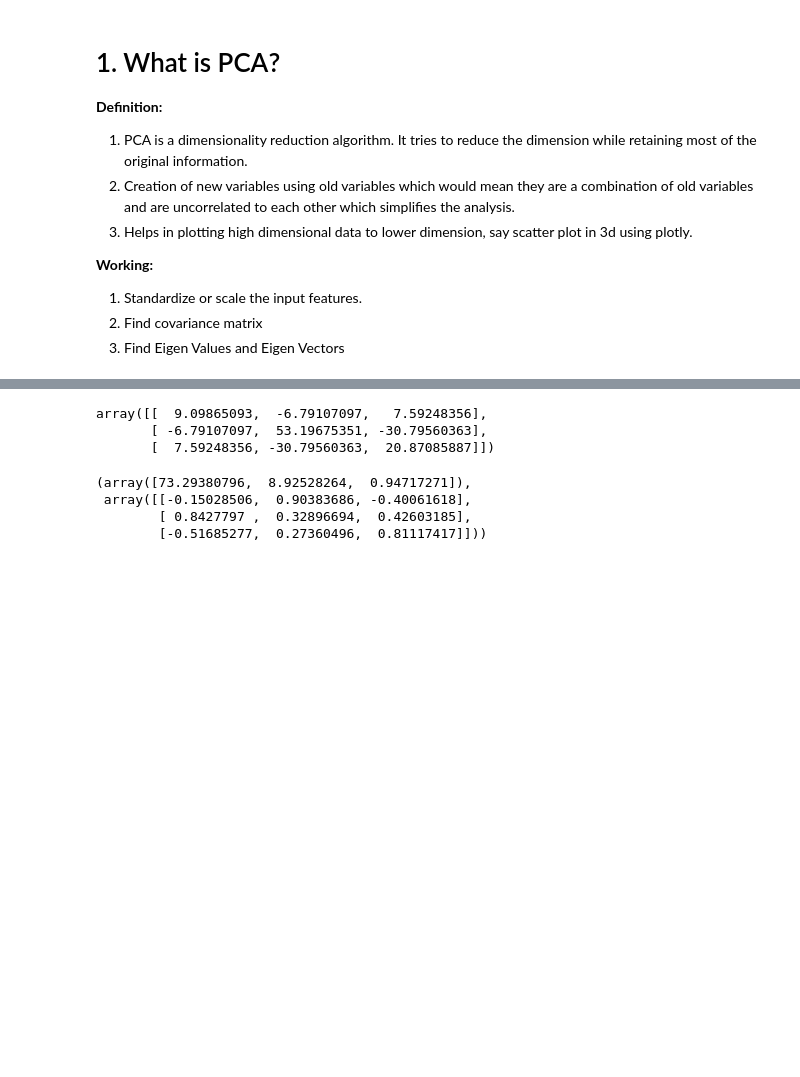
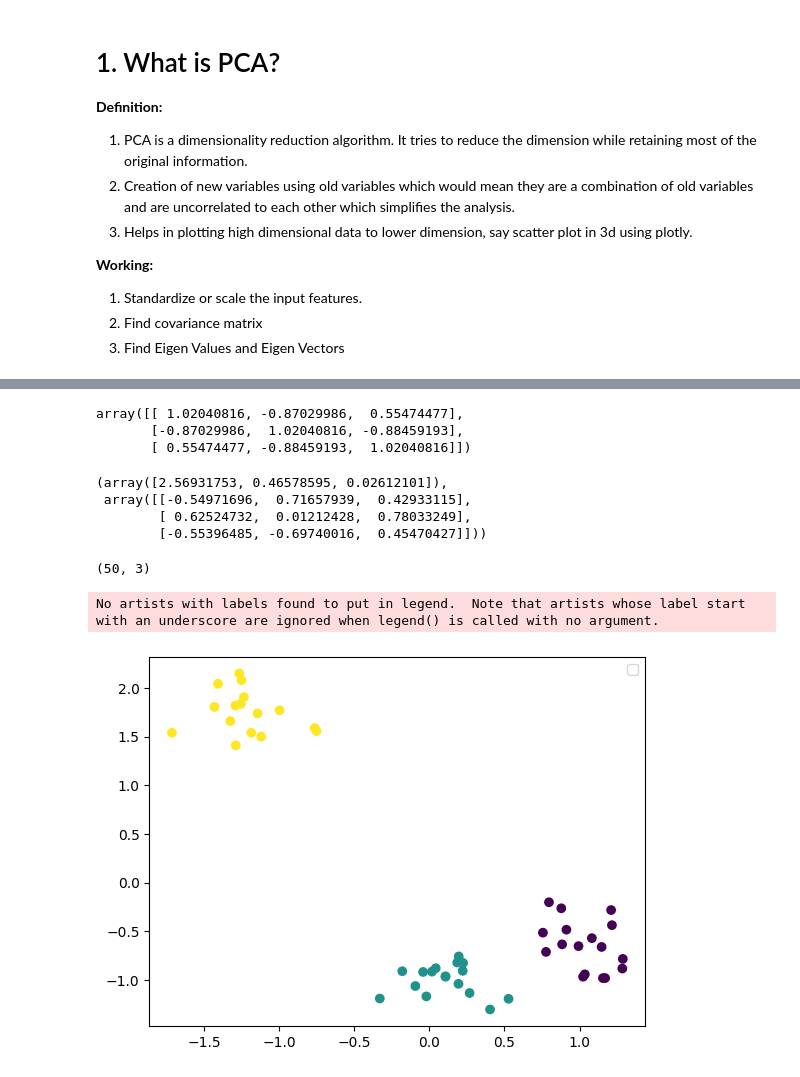
Before and after one commit to ROHIT318/python-practice, a Jupyter notebook: ml-implementation/pca.ipynb, the cells around one changed output, grey strips where cells are left out. Cells and saved outputs as stored; diff of their text form; code cells hidden in the pictures; blank space fills up the shorter version.

```diff
--- a/ml-implementation/pca.ipynb
+++ b/ml-implementation/pca.ipynb
@@ -29,0 +47,10 @@ input_df.describe()
+# %%
+scaled_data = StandardScaler().fit_transform(input_df.iloc[:, 0:3])
+scaled_data.shape
+scaled_df = pd.DataFrame({
+    'feature_1': scaled_data[:, 0],
+    'feature_2': scaled_data[:, 1],
+    'feature_3': scaled_data[:, 2]
+})
+scaled_df = pd.concat([scaled_df, input_df.iloc[:, 3:]], axis=1)
+scaled_df.head()
@@ -30,17 +82,37 @@ input_df.describe()
 # %%
 # Step-2: Covariance matrix creation
-cov_matrix = np.cov([input_df.iloc[:,0], input_df.iloc[:,1], input_df.iloc[:,2]])
+cov_matrix = np.cov([scaled_df.iloc[:,0], scaled_df.iloc[:,1], scaled_df.iloc[:,2]])
 cov_matrix
 # %% [output]
-array([[  9.09865093,  -6.79107097,   7.59248356],
-       [ -6.79107097,  53.19675351, -30.79560363],
-       [  7.59248356, -30.79560363,  20.87085887]])
+array([[ 1.02040816, -0.87029986,  0.55474477],
+       [-0.87029986,  1.02040816, -0.88459193],
+       [ 0.55474477, -0.88459193,  1.02040816]])
 # %%
 # Step-3: Get eigen values and eigen vector
 eigen_values, eigen_vectors = np.linalg.eig(cov_matrix)
 eigen_values, eigen_vectors
 # %% [output]
-(array([73.29380796,  8.92528264,  0.94717271]),
- array([[-0.15028506,  0.90383686, -0.40061618],
-        [ 0.8427797 ,  0.32896694,  0.42603185],
-        [-0.51685277,  0.27360496,  0.81117417]]))
+(array([2.56931753, 0.46578595, 0.02612101]),
+ array([[-0.54971696,  0.71657939,  0.42933115],
+        [ 0.62524732,  0.01212428,  0.78033249],
+        [-0.55396485, -0.69740016,  0.45470427]]))
+# %%
+# Step 4: Use the eigen vectors for gtting the PC components
+new_input_df = np.dot(scaled_df.iloc[:, 0:3], eigen_vectors[0:2, :].T)
+new_input_df = pd.DataFrame({
+    'new_feature_1': new_input_df[:, 0],
+    'new_feature_2': new_input_df[:, 1],
+})
+new_input_df = pd.concat([new_input_df, input_df.iloc[:, 3:]], axis=1)
+# new_input_df.head()
+new_input_df.shape
+# %% [output]
+(50, 3)
+# %%
+# To prvode scaling doesn't changes properties of independent variabless.
+plt.scatter(x=new_input_df['new_feature_1'], y=new_input_df['new_feature_2'], c=new_input_df['label'])
+plt.legend()
+plt.show()
+# %% [output]
+No artists with labels found to put in legend.  Note that artists whose label start with an underscore are ignored when legend() is called with no argument.
+[figure, added]
```
Also changed, not shown: parts of 5 cells of this notebook.
